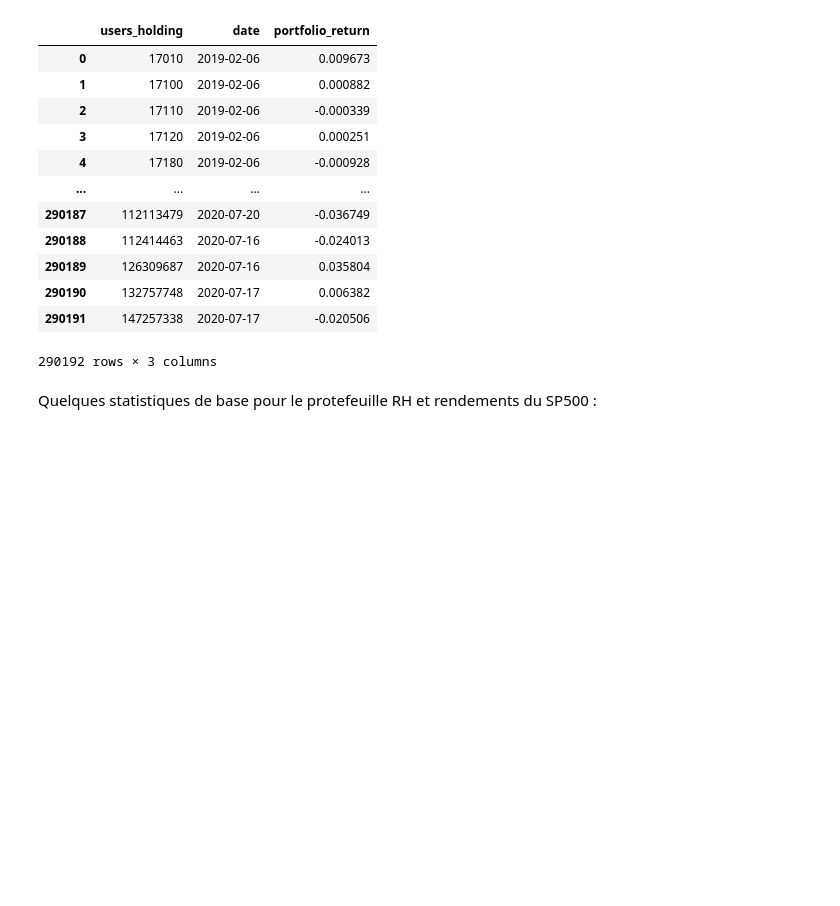
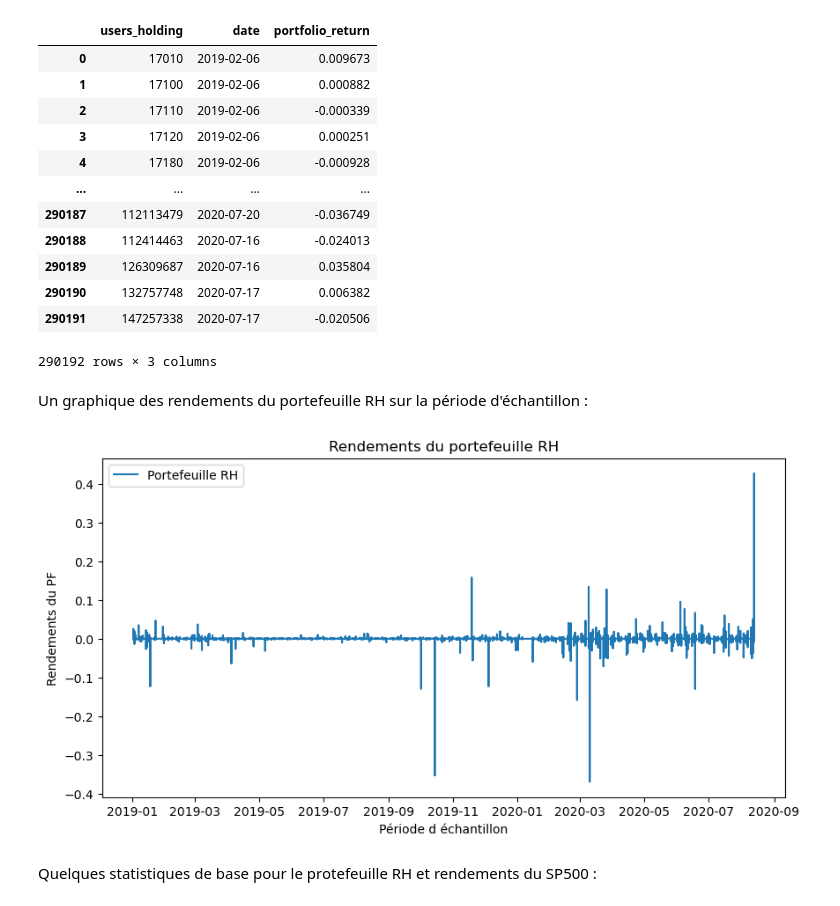
Before and after one commit to ThomasDeConinck/Econometrie-ETUDE-DE-CAS-1-, a Jupyter notebook: ETUDE DE CAS ECONO 1.ipynb, the cells around one changed output. Cells and saved outputs as stored; diff of their text form; code cells hidden in the pictures; blank space fills up the shorter version.

```diff
--- a/ETUDE DE CAS ECONO 1.ipynb
+++ b/ETUDE DE CAS ECONO 1.ipynb
@@ -159,6 +159,18 @@ df_portfolio_returns
 | 290190 | 132757748 | 2020-07-17 | 0.006382 |
 | 290191 | 147257338 | 2020-07-17 | -0.020506 |
 290192 rows × 3 columns
+# %% [markdown]
+Un graphique des rendements du portefeuille RH sur la période d'échantillon :
+# %%
+fig, ax = plt.subplots(figsize=(10,5))
+ax.plot(merged_df['date'], merged_df['portfolio_return'], label='Portefeuille RH')
+ax.set_xlabel('Période d échantillon')
+ax.set_ylabel('Rendements du PF')
+ax.set_title('Rendements du portefeuille RH')
+ax.legend()
+plt.show()
+# %% [output]
+[figure, added]
 # %% [markdown]
 Quelques statistiques de base pour le protefeuille RH et rendements du SP500 :
 # %%
```
Also changed, not shown: parts of 8 cells of this notebook.
